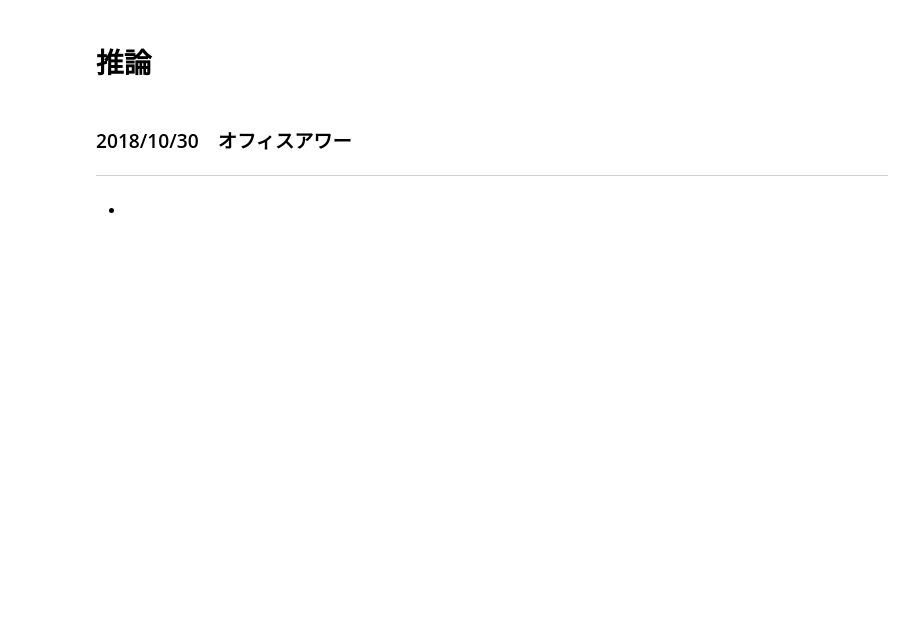
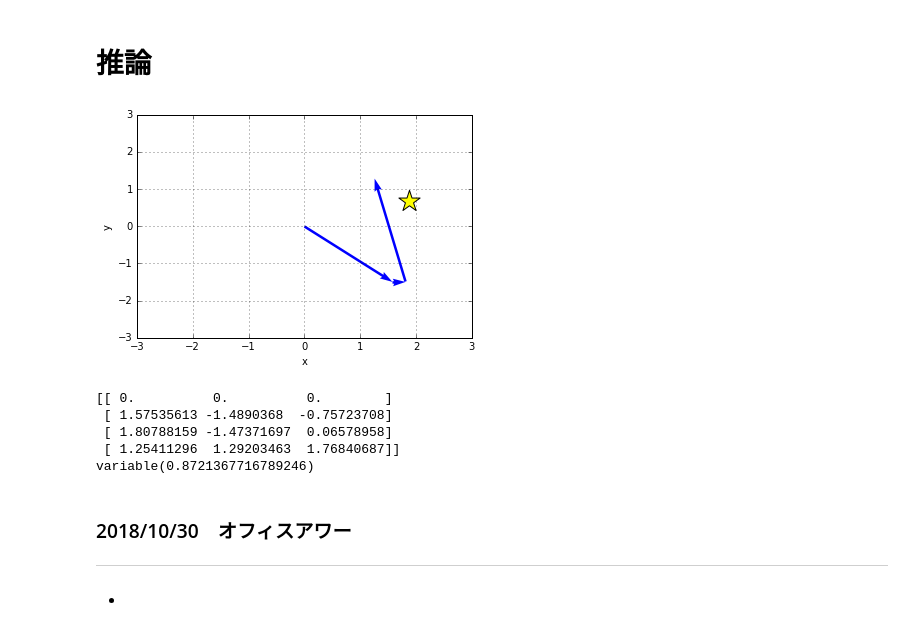
Before and after one commit to yotaseki/ParameterLearning, a Jupyter notebook: MovingCar.ipynb, the cells around one changed output. Drawn from its saved outputs; the diff is of its cells as text; code cells hidden in the pictures; blank space fills up the shorter version.

```diff
--- a/MovingCar.ipynb
+++ b/MovingCar.ipynb
@@ -251,17 +251,24 @@ train(x_data)
 # 推論
 # %%
 r = 2
-theta = 10.0 * np.pi /180.0
+theta = 20.0 * np.pi /180.0
 x,y = to_cartesian_coordinate(r,theta)
 x_data = Variable(np.array([[x,y]],dtype=np.float32))
 o = model(x_data)
 car = Car()
 predict_pos = calc_car_pos(car,o)
 plot_path(car.path, x_data.data[0])
 target_pos = x_data[0]
 loss = loss_function(target_pos, predict_pos)
 print car.path
 print loss
+# %% [output]
+[figure, added]
+[[ 0.          0.          0.        ]
+ [ 1.57535613 -1.4890368  -0.75723708]
+ [ 1.80788159 -1.47371697  0.06578958]
+ [ 1.25411296  1.29203463  1.76840687]]
+variable(0.8721367716789246)
 # %% [markdown]
 ### 2018/10/30　オフィスアワー
 ---
```
Also changed, not shown: parts of 1 cell of this notebook.
